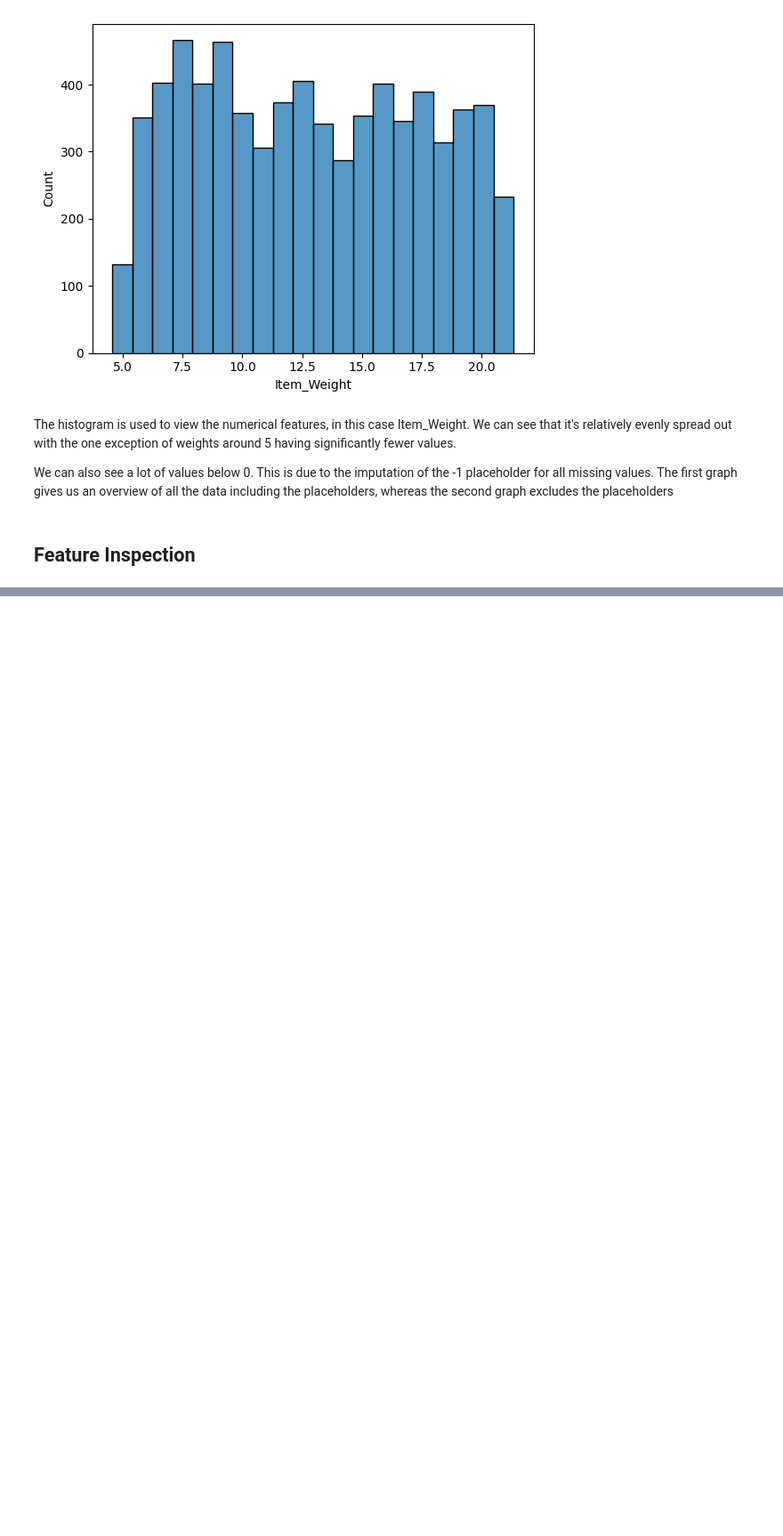
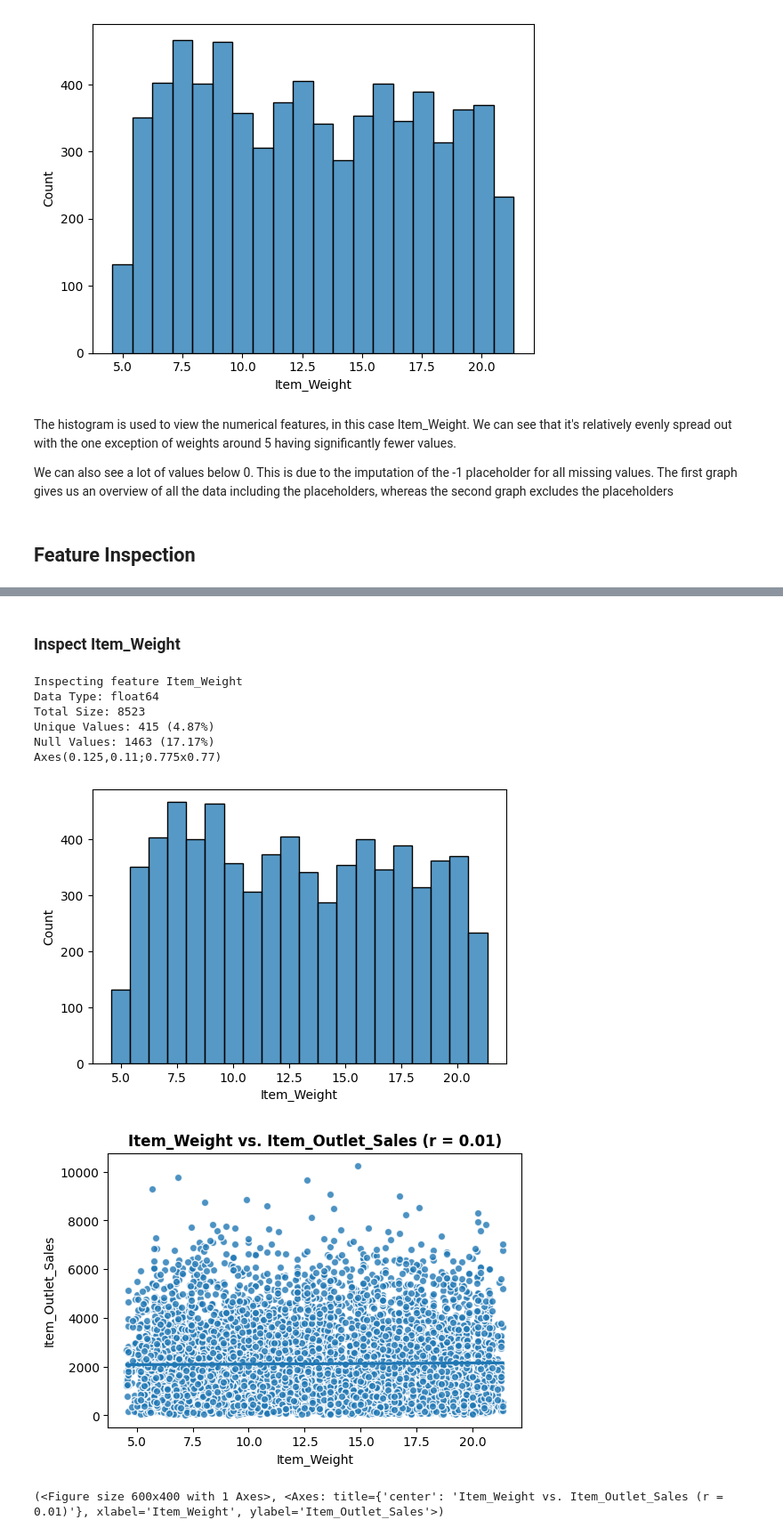
Before and after one commit to YoungVoid/Prediction-of-Product-Sales, a Jupyter notebook: Prediction_of_Product_Sales.ipynb, the cells around one changed output, grey strips where cells are left out. Shown at 89% size. Saved outputs shown, nothing was run; the diff lists cells and outputs as text; code cells hidden in the pictures; blank space fills up the shorter version.

```diff
--- a/Prediction_of_Product_Sales.ipynb
+++ b/Prediction_of_Product_Sales.ipynb
@@ -407,0 +651,14 @@ We can also see a lot of values below 0. This is due to the imputation of the -1
+# %% [markdown]
+### Inspect Item_Weight
+# %%
+InspectFeature('Item_Weight')
+# %% [output]
+Inspecting feature Item_Weight
+Data Type: float64
+Total Size: 8523
+Unique Values: 415 (4.87%)
+Null Values: 1463 (17.17%)
+Axes(0.125,0.11;0.775x0.77)
+[figure, added]
+[figure, added]
+(<Figure size 600x400 with 1 Axes>, <Axes: title={'center': 'Item_Weight vs. Item_Outlet_Sales (r = 0.01)'}, xlabel='Item_Weight', ylabel='Item_Outlet_Sales'>)
```
Also changed, not shown: parts of 82 cells of this notebook.
